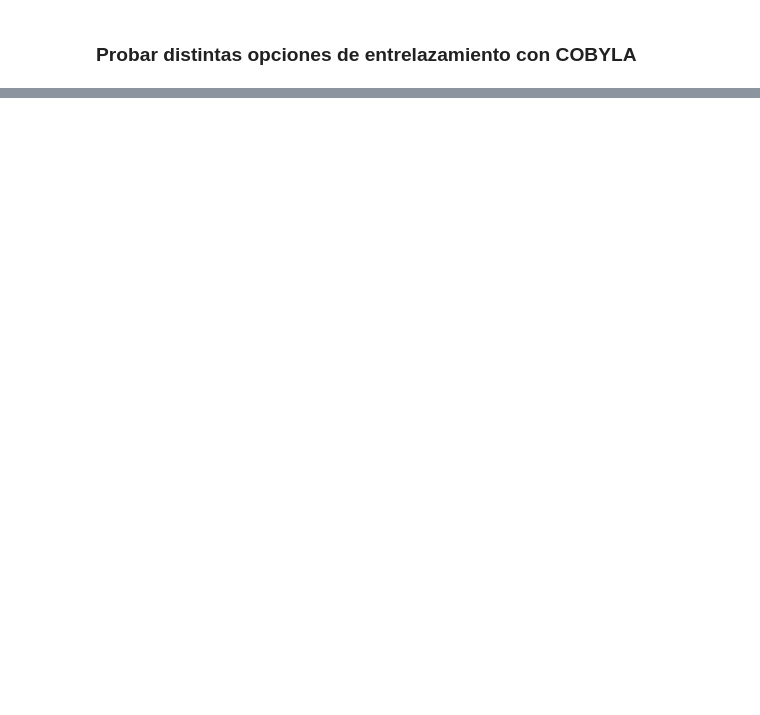
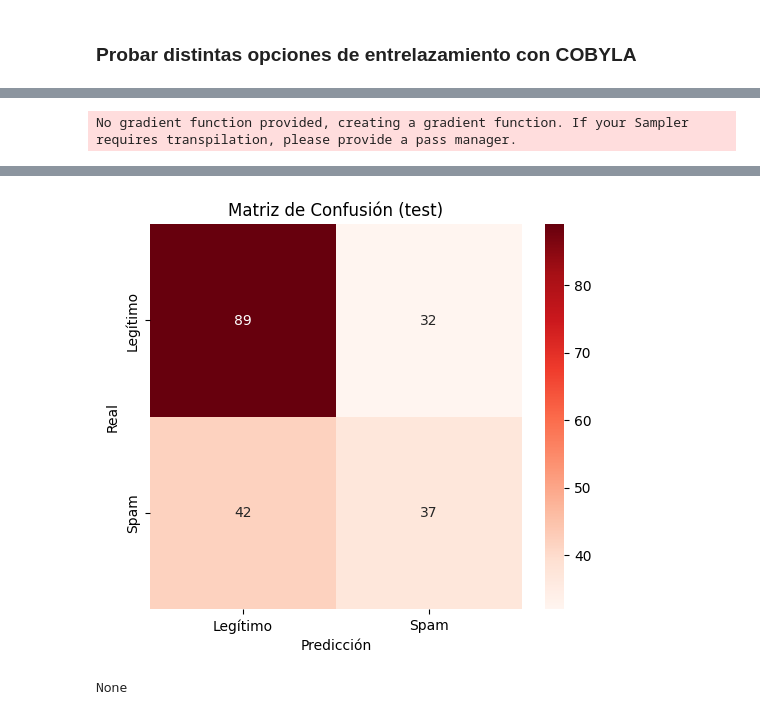
Before and after one commit to estebansuarezcalvoudc/CCAM, a Jupyter notebook: practica_final/QNN.ipynb, the cells around one changed output, grey strips where cells are left out. Drawn from its saved outputs; the diff is of its cells as text; code cells hidden in the pictures; blank space fills up the shorter version.

```diff
--- a/practica_final/QNN.ipynb
+++ b/practica_final/QNN.ipynb
@@ -472,0 +542,9 @@ evaluate_classifier(vqc, X_train, y_train, X_test, y_test)
+# %%
+feature_map = zz_feature_map(number_of_features)
+ansatz = n_local(number_of_features, "ry", "cx", "pairwise")
+optimizer = COBYLA(maxiter=20)
+
+vqc = train_VQC(feature_map, ansatz, optimizer)
+evaluate_classifier(vqc, X_train, y_train, X_test, y_test)
+# %% [output]
+No gradient function provided, creating a gradient function. If your Sampler requires transpilation, please provide a pass manager.
@@ -472,0 +568,2 @@ evaluate_classifier(vqc, X_train, y_train, X_test, y_test)
+[figure, added]
+None
```
Also changed, not shown: parts of 36 cells of this notebook.
